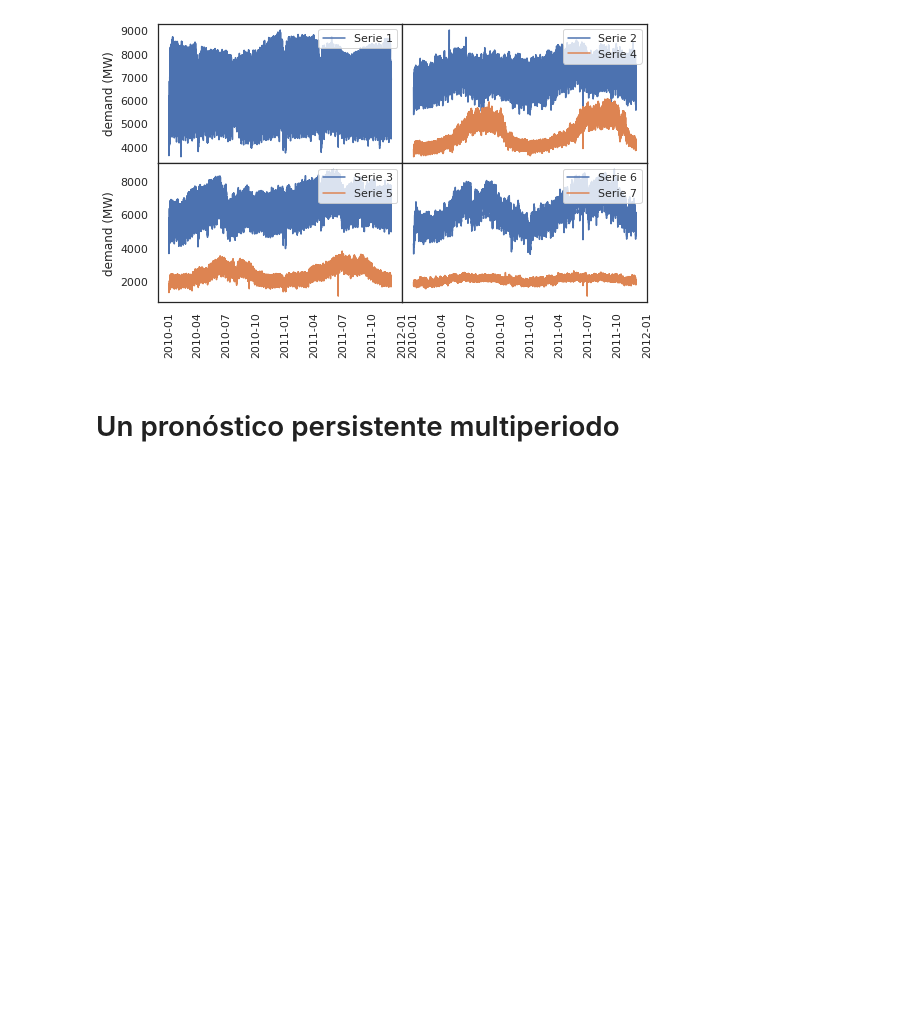
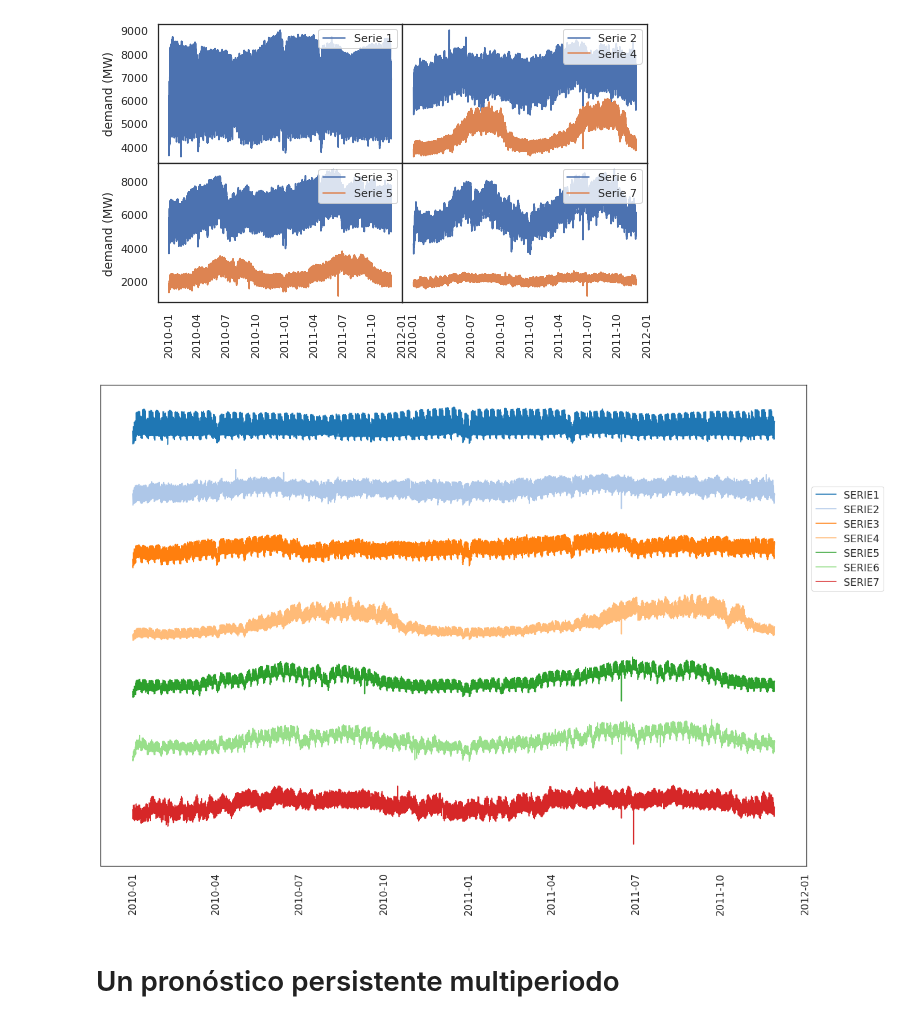
Before and after one commit to urieliram/statistical, a Jupyter notebook: Analog2.ipynb, the cells around one changed output. Cells and saved outputs as stored; diff of their text form; code cells hidden in the pictures; blank space fills up the shorter version.

```diff
--- a/Analog2.ipynb
+++ b/Analog2.ipynb
@@ -741,21 +741,23 @@ plt.show()
 [figure]
 [figure]
 # %%
-if False:
+if True:
     i = 0
     j = 0
     cmap = plt.cm.tab20
     fig, ax = plt.subplots(figsize=(20,14))
     for ts in df_5:
       max_t = df_5[ts].max()
       plt.plot(df_5[ts].index, df_5[ts] / max_t + j, c = cmap(i), label=ts)
       i += 1
       j -= 1
     plt.yticks([])
     plt.xticks(rotation=90, fontsize=16)
     plt.legend(bbox_to_anchor=(1, 0.8), prop={'size': 16})
     plt.savefig('series.pdf')
     plt.show()
+# %% [output]
+[figure, added]
 # %% [markdown]
 # Un pronóstico persistente multiperiodo
 # %%
```
